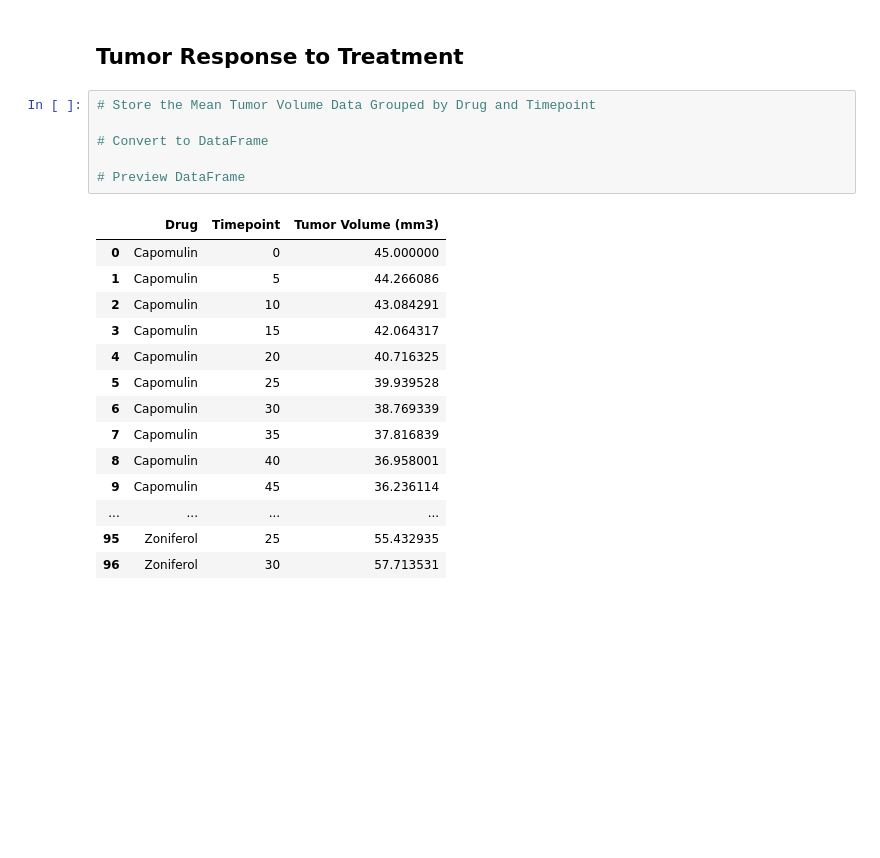
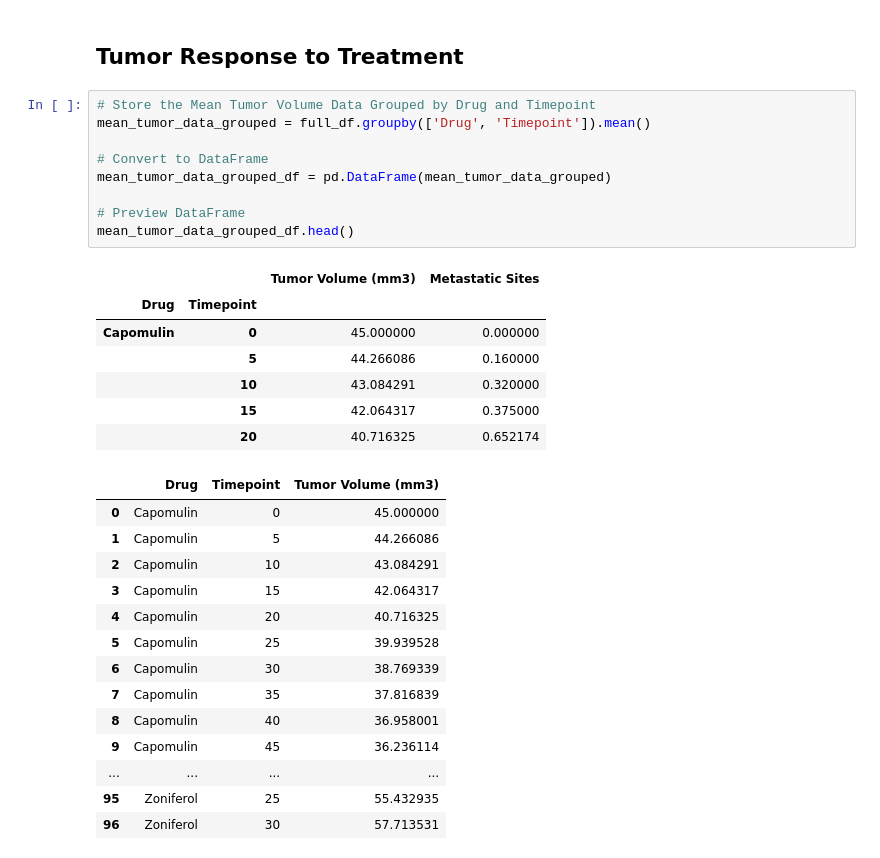
Before and after one commit to tduszyk/PymaceuticalsInc, a Jupyter notebook: pymaceuticals_starter.ipynb, the cells around one changed output. Drawn from its saved outputs; the diff is of its cells as text; blank space fills up the shorter version.

Commit message:
Created mean_tumor_data_grouped_df

```diff
--- a/pymaceuticals_starter.ipynb
+++ b/pymaceuticals_starter.ipynb
@@ -33,10 +33,21 @@ full_df.head()
 ## Tumor Response to Treatment
 # %%
 # Store the Mean Tumor Volume Data Grouped by Drug and Timepoint
+mean_tumor_data_grouped = full_df.groupby(['Drug', 'Timepoint']).mean()
 
 # Convert to DataFrame
+mean_tumor_data_grouped_df = pd.DataFrame(mean_tumor_data_grouped)
 
 # Preview DataFrame
+mean_tumor_data_grouped_df.head()
+# %% [output]
+|  |  | Tumor Volume (mm3) | Metastatic Sites |
+| Drug | Timepoint |  |  |
+| Capomulin | 0 | 45.000000 | 0.000000 |
+|  | 5 | 44.266086 | 0.160000 |
+|  | 10 | 43.084291 | 0.320000 |
+|  | 15 | 42.064317 | 0.375000 |
+|  | 20 | 40.716325 | 0.652174 |
 # %%
 # %% [output]
 |  | Drug | Timepoint | Tumor Volume (mm3) |
```
